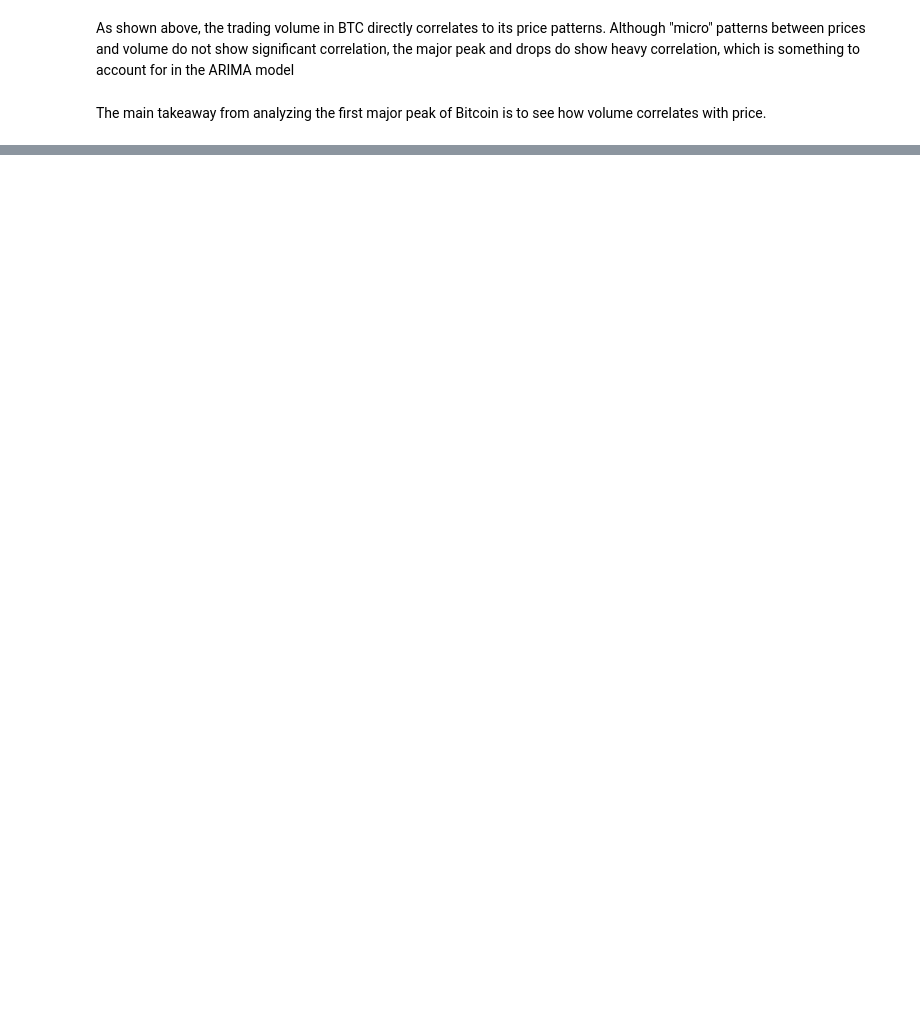
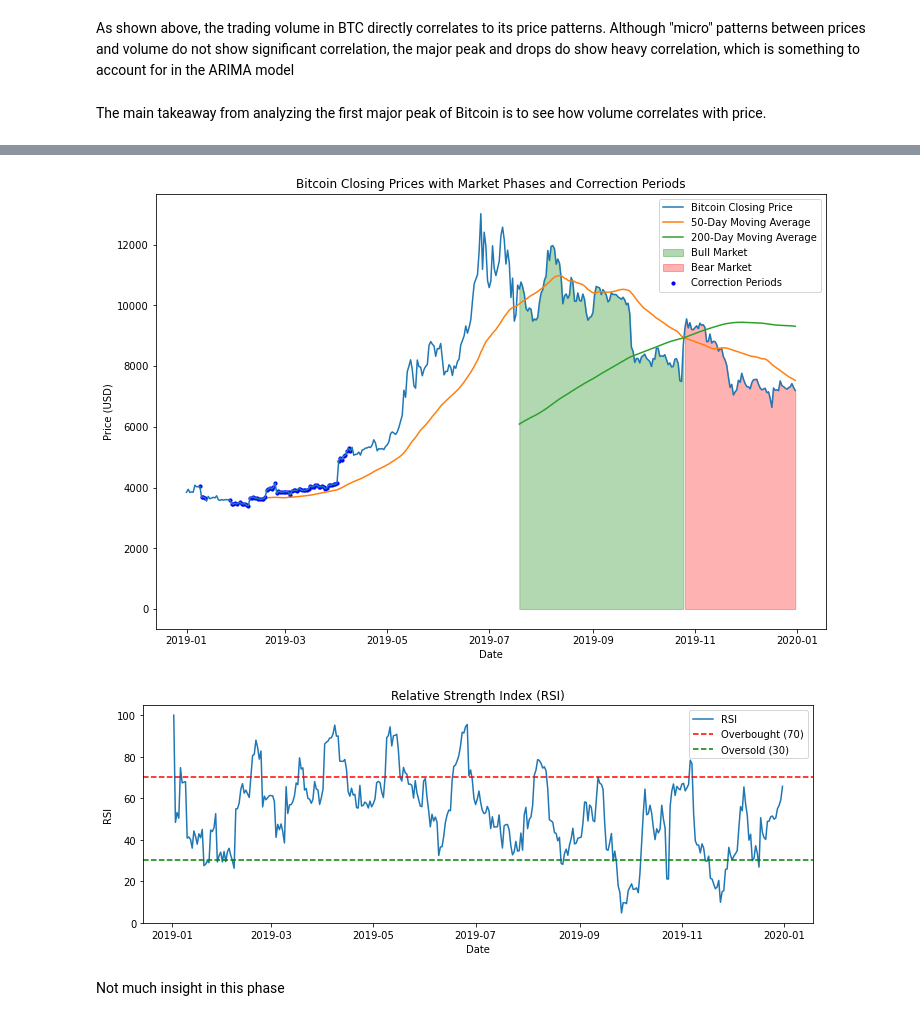
Before and after one commit to YashVG/crypto_ts, a Jupyter notebook: 02_data_analysis.ipynb, the cells around one changed output, grey strips where cells are left out. Saved outputs shown, nothing was run; the diff lists cells and outputs as text; code cells hidden in the pictures; blank space fills up the shorter version.

```diff
--- a/02_data_analysis.ipynb
+++ b/02_data_analysis.ipynb
@@ -379,0 +422,74 @@ The main takeaway from analyzing the first major peak of Bitcoin is to see how v
+# %%
+# Calculate moving averages
+post_stable_data['50_MA'] = post_stable_data['Close'].rolling(window=50).mean()
+post_stable_data['200_MA'] = post_stable_data['Close'].rolling(window=200).mean()
+
+# Calculate RSI
+def calculate_rsi(data, window=14):
+    delta = data.diff(1)
+    gain = delta.where(delta > 0, 0)
+    loss = -delta.where(delta < 0, 0)
+    avg_gain = gain.rolling(window=window, min_periods=1).mean()
+    avg_loss = loss.rolling(window=window, min_periods=1).mean()
+    rs = avg_gain / avg_loss
+    rsi = 100 - (100 / (1 + rs))
+    return rsi
+
+post_stable_data['RSI'] = calculate_rsi(post_stable_data['Close'])
+
+# Identify bull, bear, and correction periods
+bull_markets = post_stable_data[(post_stable_data['50_MA'] > post_stable_data['200_MA'])]
+bear_markets = post_stable_data[(post_stable_data['50_MA'] < post_stable_data['200_MA'])]
+
+# Correction periods: Look for drops of more than 10% from a recent high within bull markets
+correction_periods = pd.DataFrame(index=post_stable_data.index, columns=['is_correction'])
+high_price = 0
+correction_threshold = 0.10
+
+for i in range(len(bull_markets)):
+    if bull_markets['Close'].iloc[i] > high_price:
+        high_price = bull_markets['Close'].iloc[i]
+    elif bull_markets['Close'].iloc[i] < high_price * (1 - correction_threshold):
+        correction_periods['is_correction'].iloc[i] = True
+    else:
+        correction_periods['is_correction'].iloc[i] = False
+
+post_stable_data['is_correction'] = correction_periods['is_correction'].fillna(False)
+
+# Plotting the data
+plt.figure(figsize=(12, 8))
+
+# Plot closing prices and moving averages
+plt.plot(post_stable_data['Close'], label='Bitcoin Closing Price')
+plt.plot(post_stable_data['50_MA'], label='50-Day Moving Average')
+plt.plot(post_stable_data['200_MA'], label='200-Day Moving Average')
+
+# Marking bull and bear phases based on moving averages
+plt.fill_between(bull_markets.index, bull_markets['Close'], color='green', alpha=0.3, label='Bull Market')
+plt.fill_between(bear_markets.index, bear_markets['Close'], color='red', alpha=0.3, label='Bear Market')
+
+# Highlight correction periods within bull markets
+corrections = post_stable_data[(post_stable_data['is_correction'] == True)]
+plt.scatter(corrections.index, corrections['Close'], color='blue', s=10, label='Correction Periods')
+
+plt.title('Bitcoin Closing Prices with Market Phases and Correction Periods')
+plt.xlabel('Date')
+plt.ylabel('Price (USD)')
+plt.legend()
+plt.show()
+
+# Plotting RSI
+plt.figure(figsize=(12, 4))
+plt.plot(post_stable_data['RSI'], label='RSI')
+plt.axhline(70, color='red', linestyle='--', label='Overbought (70)')
+plt.axhline(30, color='green', linestyle='--', label='Oversold (30)')
+plt.title('Relative Strength Index (RSI)')
+plt.xlabel('Date')
+plt.ylabel('RSI')
+plt.legend()
+plt.show()
+# %% [output]
+[figure, added]
+[figure, added]
+# %% [markdown]
+Not much insight in this phase
```
Also changed, not shown: parts of 5 cells of this notebook.
